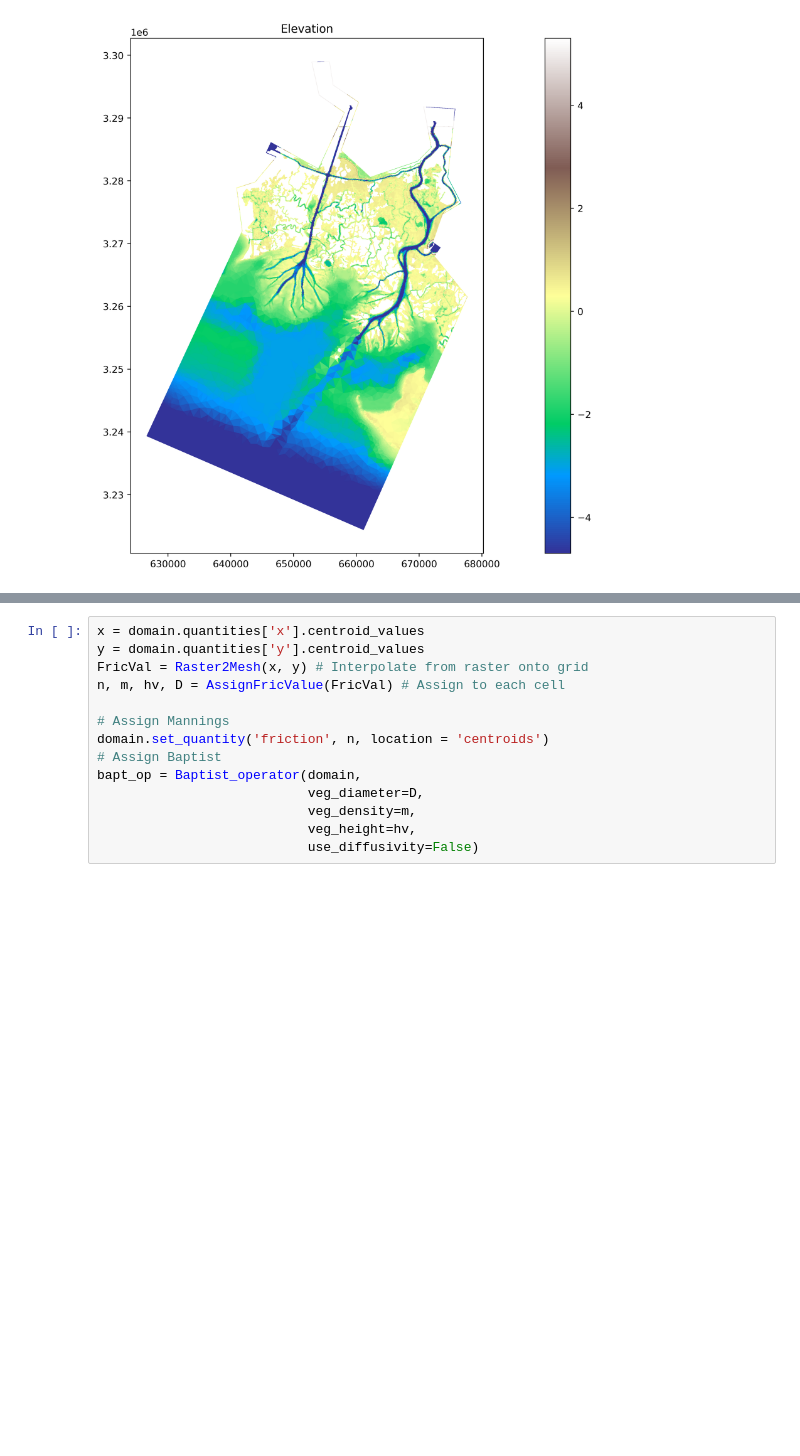
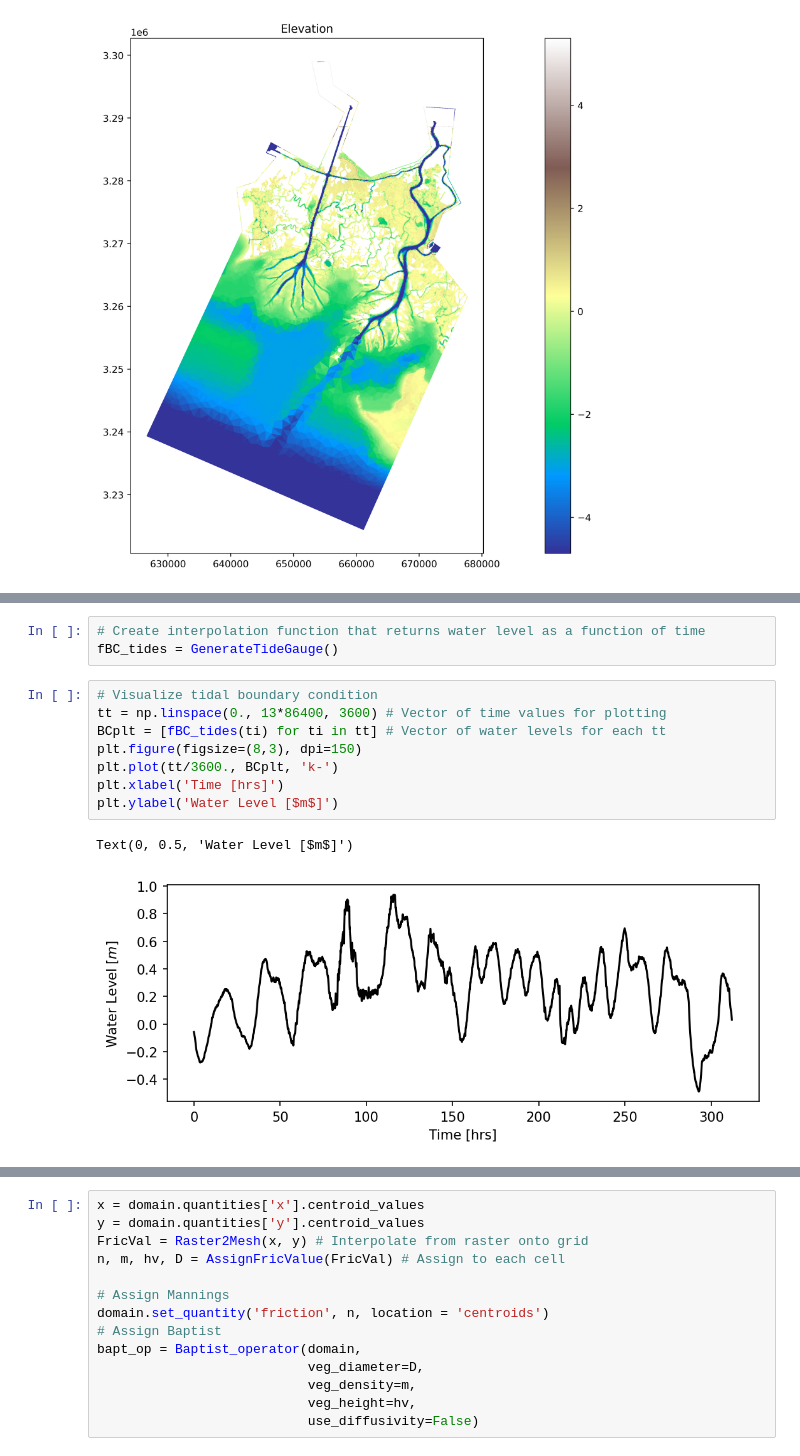
Before and after one commit to ornldaac/deltax_workshop_2022, a Jupyter notebook: WLAD_Model/WLAD_Notebook.ipynb, the cells around one changed output, grey strips where cells are left out. Saved outputs shown, nothing was run; the diff lists cells and outputs as text; blank space fills up the shorter version.

```diff
--- a/WLAD_Model/WLAD_Notebook.ipynb
+++ b/WLAD_Model/WLAD_Notebook.ipynb
@@ -209 +221,15 @@ fBC_tides = GenerateTideGauge()
+# %%
+# Create interpolation function that returns water level as a function of time
+fBC_tides = GenerateTideGauge()
+# %%
+# Visualize tidal boundary condition
+tt = np.linspace(0., 13*86400, 3600) # Vector of time values for plotting
+BCplt = [fBC_tides(ti) for ti in tt] # Vector of water levels for each tt
+plt.figure(figsize=(8,3), dpi=150)
+plt.plot(tt/3600., BCplt, 'k-')
+plt.xlabel('Time [hrs]')
+plt.ylabel('Water Level [$m$]')
+# %% [output]
+Text(0, 0.5, 'Water Level [$m$]')
+[figure, added]
 # %%
```
Also changed, not shown: parts of 29 cells of this notebook.
